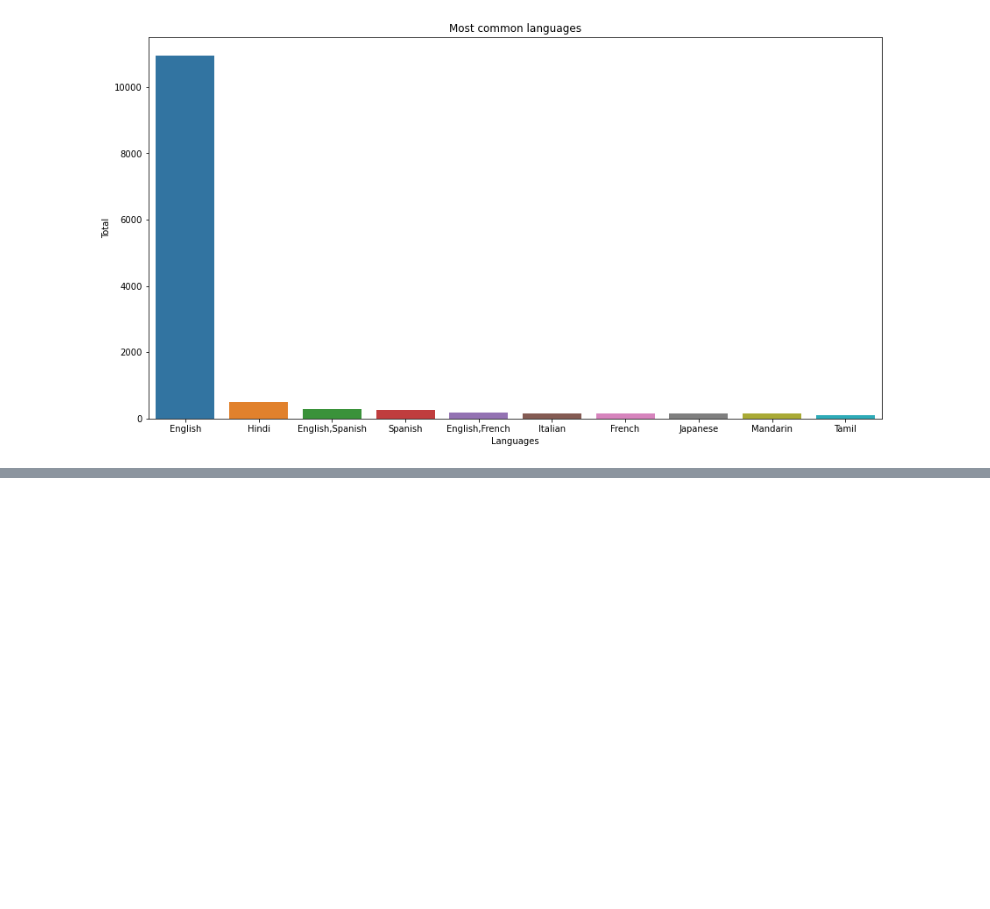
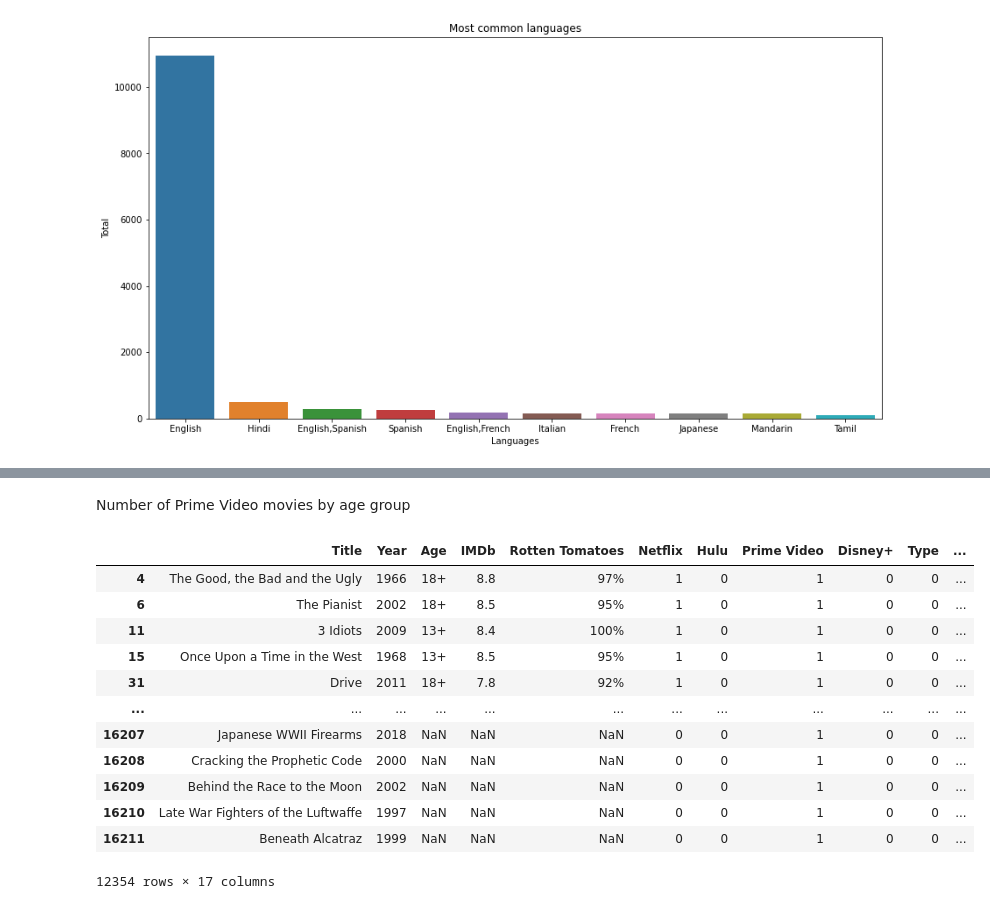
Before and after one commit to RochaErik/Best_streaming_analysis, a Jupyter notebook: Best_streaming_analysis.ipynb, the cells around one changed output, grey strips where cells are left out. Cells and saved outputs as stored; diff of their text form; code cells hidden in the pictures; blank space fills up the shorter version.

```diff
--- a/Best_streaming_analysis.ipynb
+++ b/Best_streaming_analysis.ipynb
@@ -214,0 +309,19 @@ fig.show()
+# %% [markdown]
+Number of Prime Video movies by age group
+# %%
+prime_df = df[df['Prime Video']==1]
+prime_df
+# %% [output]
+|  | Title | Year | Age | IMDb | Rotten Tomatoes | Netflix | Hulu | Prime Video | Disney+ | Type | ... |
+| 4 | The Good, the Bad and the Ugly | 1966 | 18+ | 8.8 | 97% | 1 | 0 | 1 | 0 | 0 | ... |
+| 6 | The Pianist | 2002 | 18+ | 8.5 | 95% | 1 | 0 | 1 | 0 | 0 | ... |
+| 11 | 3 Idiots | 2009 | 13+ | 8.4 | 100% | 1 | 0 | 1 | 0 | 0 | ... |
+| 15 | Once Upon a Time in the West | 1968 | 13+ | 8.5 | 95% | 1 | 0 | 1 | 0 | 0 | ... |
+| 31 | Drive | 2011 | 18+ | 7.8 | 92% | 1 | 0 | 1 | 0 | 0 | ... |
+| ... | ... | ... | ... | ... | ... | ... | ... | ... | ... | ... | ... |
+| 16207 | Japanese WWII Firearms | 2018 | NaN | NaN | NaN | 0 | 0 | 1 | 0 | 0 | ... |
+| 16208 | Cracking the Prophetic Code | 2000 | NaN | NaN | NaN | 0 | 0 | 1 | 0 | 0 | ... |
+| 16209 | Behind the Race to the Moon | 2002 | NaN | NaN | NaN | 0 | 0 | 1 | 0 | 0 | ... |
+| 16210 | Late War Fighters of the Luftwaffe | 1997 | NaN | NaN | NaN | 0 | 0 | 1 | 0 | 0 | ... |
+| 16211 | Beneath Alcatraz | 1999 | NaN | NaN | NaN | 0 | 0 | 1 | 0 | 0 | ... |
+12354 rows × 17 columns
```
Also changed, not shown: parts of 23 cells of this notebook.
